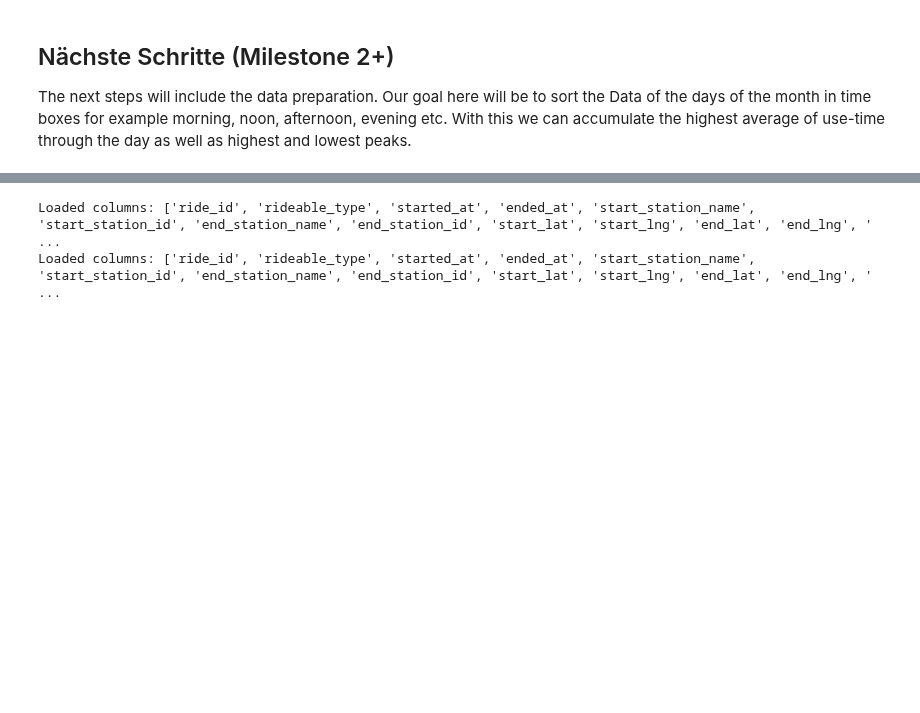
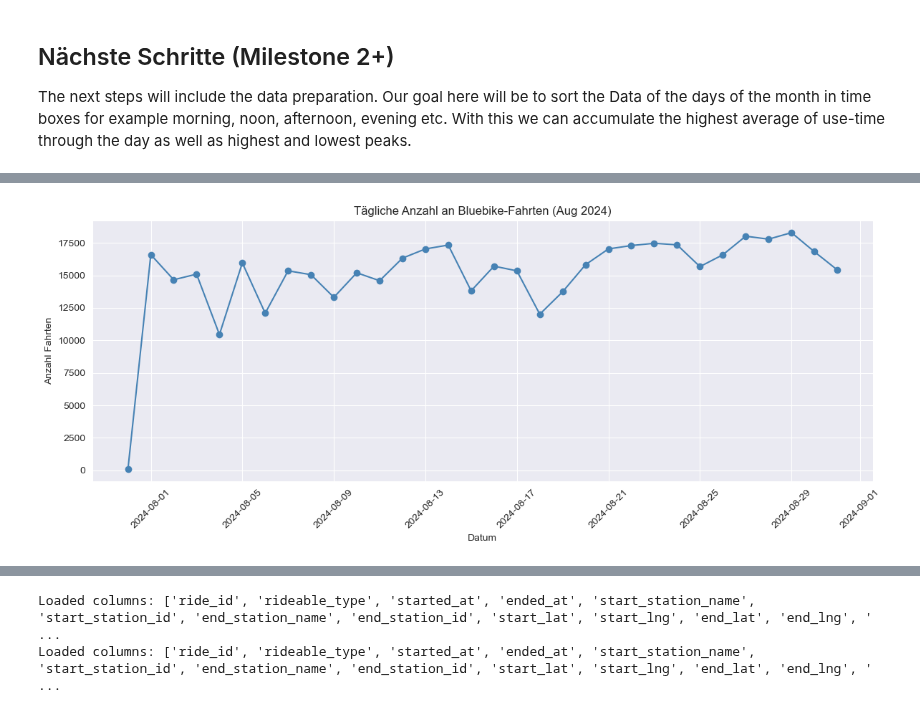
Before and after one commit to RubenCharara/Data-Science-and-Machine-Learning, a Jupyter notebook: milestone1_citibike.ipynb, the cells around one changed output, grey strips where cells are left out. Saved outputs shown, nothing was run; the diff lists cells and outputs as text; code cells hidden in the pictures; blank space fills up the shorter version.

```diff
--- a/milestone1_citibike.ipynb
+++ b/milestone1_citibike.ipynb
@@ -147,9 +187,30 @@ plt.show()
 # %%
+import pandas as pd
+import matplotlib.pyplot as plt
 
-df_trips['started_at'] = pd.to_datetime(df_trips['started_at'])
+# CSV einlesen
+df_trips = pd.read_csv('202408-bluebikes-tripdata.csv', sep=';', on_bad_lines='skip')
+
+# Datum parsen
+df_trips['started_at'] = pd.to_datetime(df_trips['started_at'], format='%d.%m.%Y %H:%M', errors='coerce')
+df_trips = df_trips.dropna(subset=['started_at'])
+
+# Index setzen
 df_trips.set_index('started_at', inplace=True)
 
+# Tägliche Anzahl berechnen
+daily_counts = df_trips.resample('D').size()
 
-daily_counts = df_trips.resample('D').size()
-daily_counts.plot(title='Daily Bluebikes Trip Count (Aug 2024)', figsize=(10,4))
+# Plot
+plt.figure(figsize=(12, 5))
+plt.plot(daily_counts, marker='o', linestyle='-', color='steelblue')
+plt.title('Tägliche Anzahl an Bluebike-Fahrten (Aug 2024)')
+plt.xlabel('Datum')
+plt.ylabel('Anzahl Fahrten')
+plt.grid(True)
+plt.xticks(rotation=45)
+plt.tight_layout()
+plt.show()
+# %% [output]
+[figure, added]
 # %%
```
Also changed, not shown: parts of 11 cells of this notebook.
